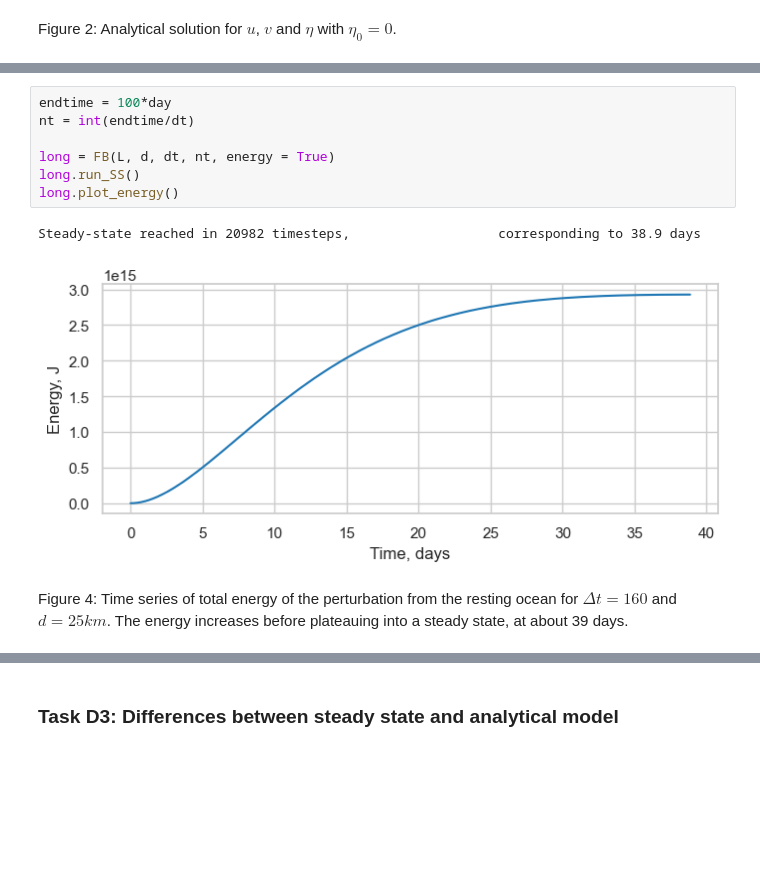
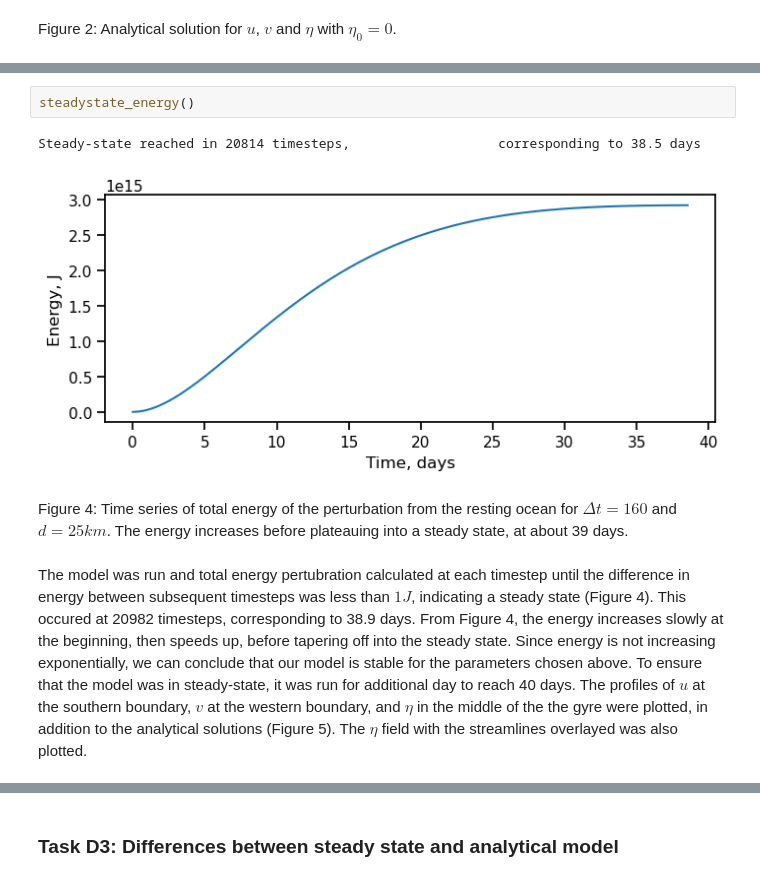
Before and after one commit to leijohansson/OceanGyres-GulfStream, a Jupyter notebook: Simplified Model of Ocean Gyres and the Gulf Stream.ipynb, the cells around one changed output, grey strips where cells are left out. Drawn from its saved outputs; the diff is of its cells as text; blank space fills up the shorter version.

```diff
--- a/Simplified Model of Ocean Gyres and the Gulf Stream.ipynb
+++ b/Simplified Model of Ocean Gyres and the Gulf Stream.ipynb
@@ -104,13 +106,10 @@ Steady clockwise gyre with WBC (what is balancing the wind stress? drag, possibl
 # %%
-endtime = 100*day
-nt = int(endtime/dt)
-
-long = FB(L, d, dt, nt, energy = True)
-long.run_SS()
-long.plot_energy()
+steadystate_energy()
 # %% [output]
-Steady-state reached in 20982 timesteps,                   corresponding to 38.9 days
+Steady-state reached in 20814 timesteps,                   corresponding to 38.5 days
-[figure, old version]
+[figure, new version]
 # %% [markdown]
 Figure 4: Time series of total energy of the perturbation from the resting ocean for $\Delta t = 160$ and $d = 25km$. The energy increases before plateauing into a steady state, at about 39 days.
+# %% [markdown]
+The model was run and total energy pertubration calculated at each timestep until the difference in energy between subsequent timesteps was less than $1J$, indicating a steady state (Figure 4). This occured at 20982 timesteps, corresponding to 38.9 days. From Figure 4, the energy increases slowly at the beginning, then speeds up, before tapering off into the steady state. Since energy is not increasing exponentially, we can conclude that our model is stable for the parameters chosen above. To ensure that the model was in steady-state, it was run for additional day to reach 40 days. The profiles of $u$ at the southern boundary, $v$ at the western boundary, and $\eta$ in the middle of the the gyre were plotted, in addition to the analytical solutions (Figure 5). The $\eta$ field with the streamlines overlayed was also plotted.
 # %%
```
Also changed, not shown: parts of 85 cells of this notebook, 26 other files.
